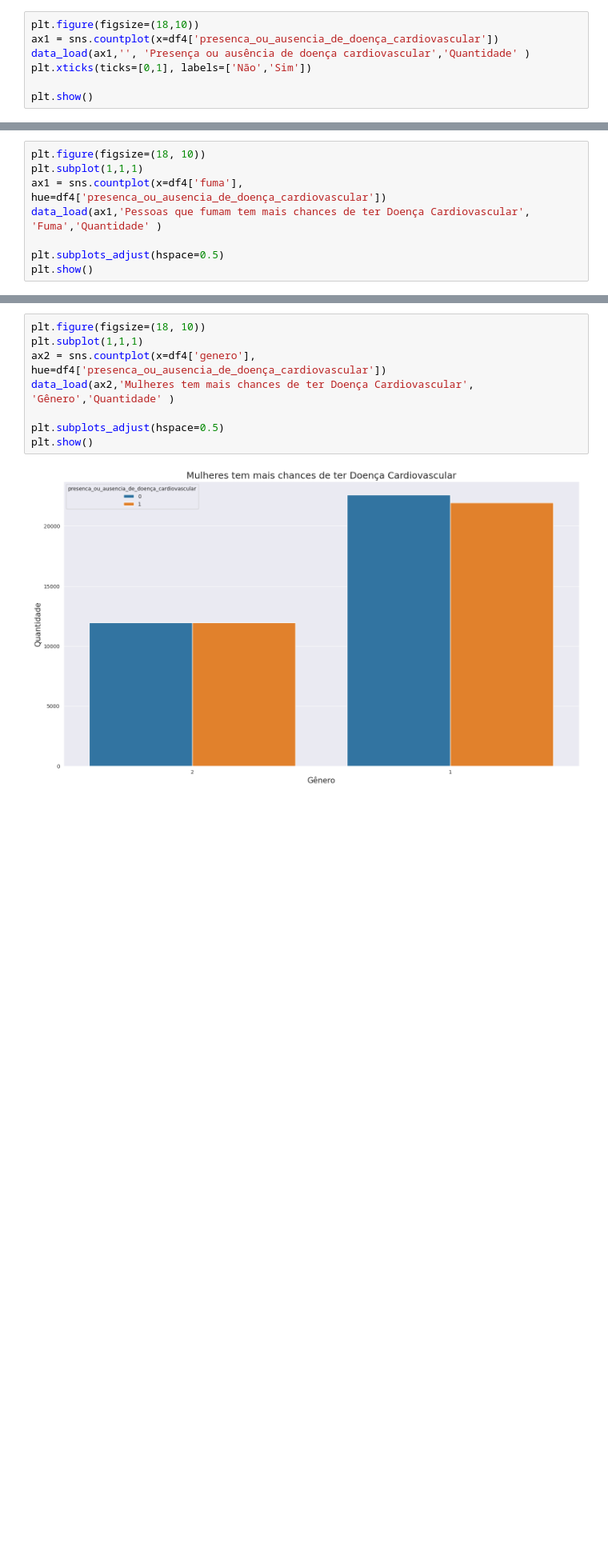
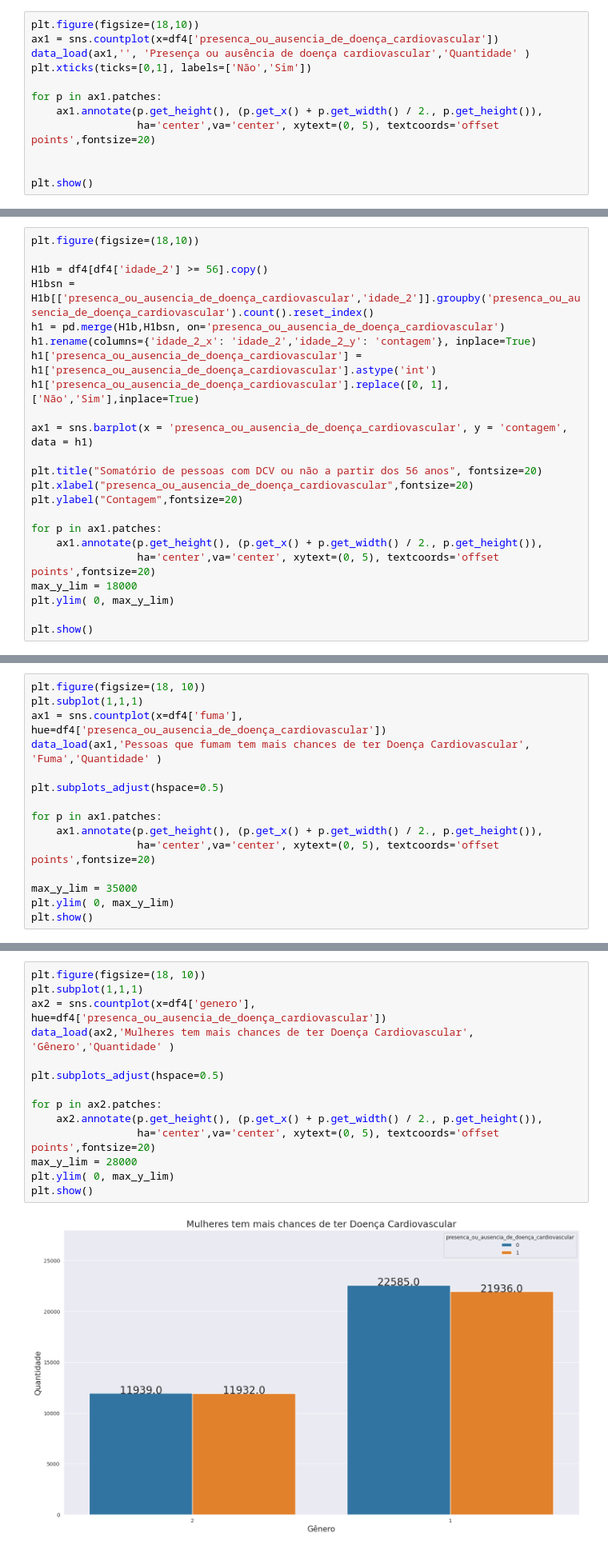
Before and after one commit to hugoferraz5/Projeto_Cardio_1, a Jupyter notebook: Projeto Cardio.ipynb, the cells around one changed output, grey strips where cells are left out. Shown at 80% size. Cells and saved outputs as stored; diff of their text form; blank space fills up the shorter version.

```diff
--- a/Projeto Cardio.ipynb
+++ b/Projeto Cardio.ipynb
@@ -543,5 +610,10 @@ ax1 = sns.countplot(x=df4['presenca_ou_ausencia_de_doença_cardiovascular'])
 data_load(ax1,'', 'Presença ou ausência de doença cardiovascular','Quantidade' )
 plt.xticks(ticks=[0,1], labels=['Não','Sim'])
 
+for p in ax1.patches:
+    ax1.annotate(p.get_height(), (p.get_x() + p.get_width() / 2., p.get_height()),
+                 ha='center',va='center', xytext=(0, 5), textcoords='offset points',fontsize=20)
+
+
 plt.show()
 # %% [output]
@@ -655,0 +751,23 @@ plt.show()
+# %%
+plt.figure(figsize=(18,10))
+
+H1b = df4[df4['idade_2'] >= 56].copy()
+H1bsn = H1b[['presenca_ou_ausencia_de_doença_cardiovascular','idade_2']].groupby('presenca_ou_ausencia_de_doença_cardiovascular').count().reset_index()
+h1 = pd.merge(H1b,H1bsn, on='presenca_ou_ausencia_de_doença_cardiovascular')
+h1.rename(columns={'idade_2_x': 'idade_2','idade_2_y': 'contagem'}, inplace=True)
+h1['presenca_ou_ausencia_de_doença_cardiovascular'] = h1['presenca_ou_ausencia_de_doença_cardiovascular'].astype('int')
+h1['presenca_ou_ausencia_de_doença_cardiovascular'].replace([0, 1], ['Não','Sim'],inplace=True)
+
+ax1 = sns.barplot(x = 'presenca_ou_ausencia_de_doença_cardiovascular', y = 'contagem', data = h1)
+
+plt.title("Somatório de pessoas com DCV ou não a partir dos 56 anos", fontsize=20)
+plt.xlabel("presenca_ou_ausencia_de_doença_cardiovascular",fontsize=20)
+plt.ylabel("Contagem",fontsize=20)
+
+for p in ax1.patches:
+    ax1.annotate(p.get_height(), (p.get_x() + p.get_width() / 2., p.get_height()),
+                 ha='center',va='center', xytext=(0, 5), textcoords='offset points',fontsize=20)
+max_y_lim = 18000
+plt.ylim( 0, max_y_lim)
+
+plt.show()
@@ -665,5 +785,12 @@ ax1 = sns.countplot(x=df4['fuma'], hue=df4['presenca_ou_ausencia_de_doença_card
 data_load(ax1,'Pessoas que fumam tem mais chances de ter Doença Cardiovascular', 'Fuma','Quantidade' )
 
 plt.subplots_adjust(hspace=0.5)
+
+for p in ax1.patches:
+    ax1.annotate(p.get_height(), (p.get_x() + p.get_width() / 2., p.get_height()),
+                 ha='center',va='center', xytext=(0, 5), textcoords='offset points',fontsize=20)
+
+max_y_lim = 35000
+plt.ylim( 0, max_y_lim)
 plt.show()
 # %% [output]
@@ -676,11 +803,17 @@ De acordo com o gráfico, mulheres tem menos chance de ter Doença Cardiovascula
 # %%
 plt.figure(figsize=(18, 10))
 plt.subplot(1,1,1)
 ax2 = sns.countplot(x=df4['genero'], hue=df4['presenca_ou_ausencia_de_doença_cardiovascular'])
 data_load(ax2,'Mulheres tem mais chances de ter Doença Cardiovascular', 'Gênero','Quantidade' )
 
 plt.subplots_adjust(hspace=0.5)
+
+for p in ax2.patches:
+    ax2.annotate(p.get_height(), (p.get_x() + p.get_width() / 2., p.get_height()),
+                 ha='center',va='center', xytext=(0, 5), textcoords='offset points',fontsize=20)
+max_y_lim = 28000
+plt.ylim( 0, max_y_lim)
 plt.show()
 # %% [output]
-[figure, old version]
+[figure, new version]
 # %% [markdown]
```
Also changed, not shown: parts of 22 cells of this notebook, 8 other files.
